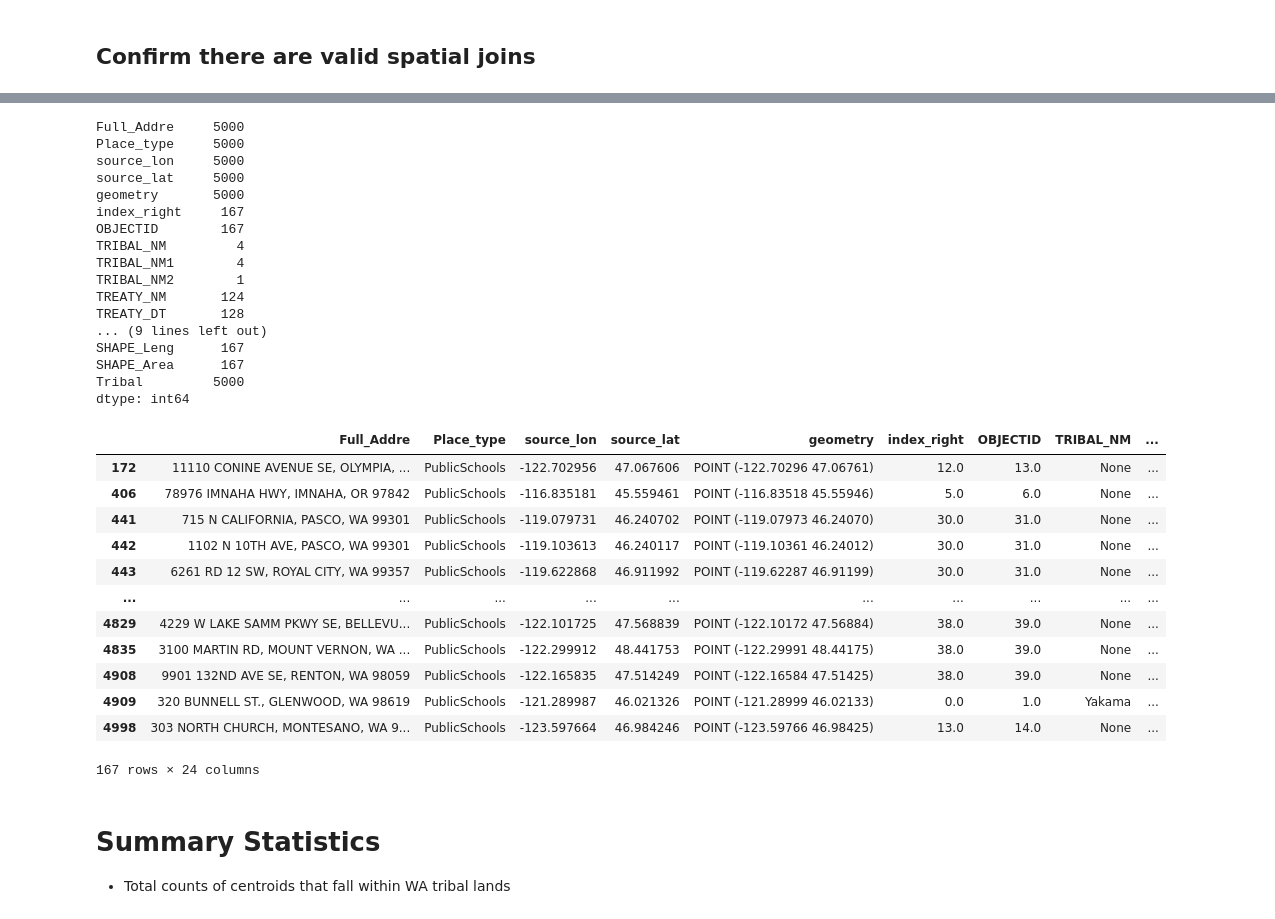
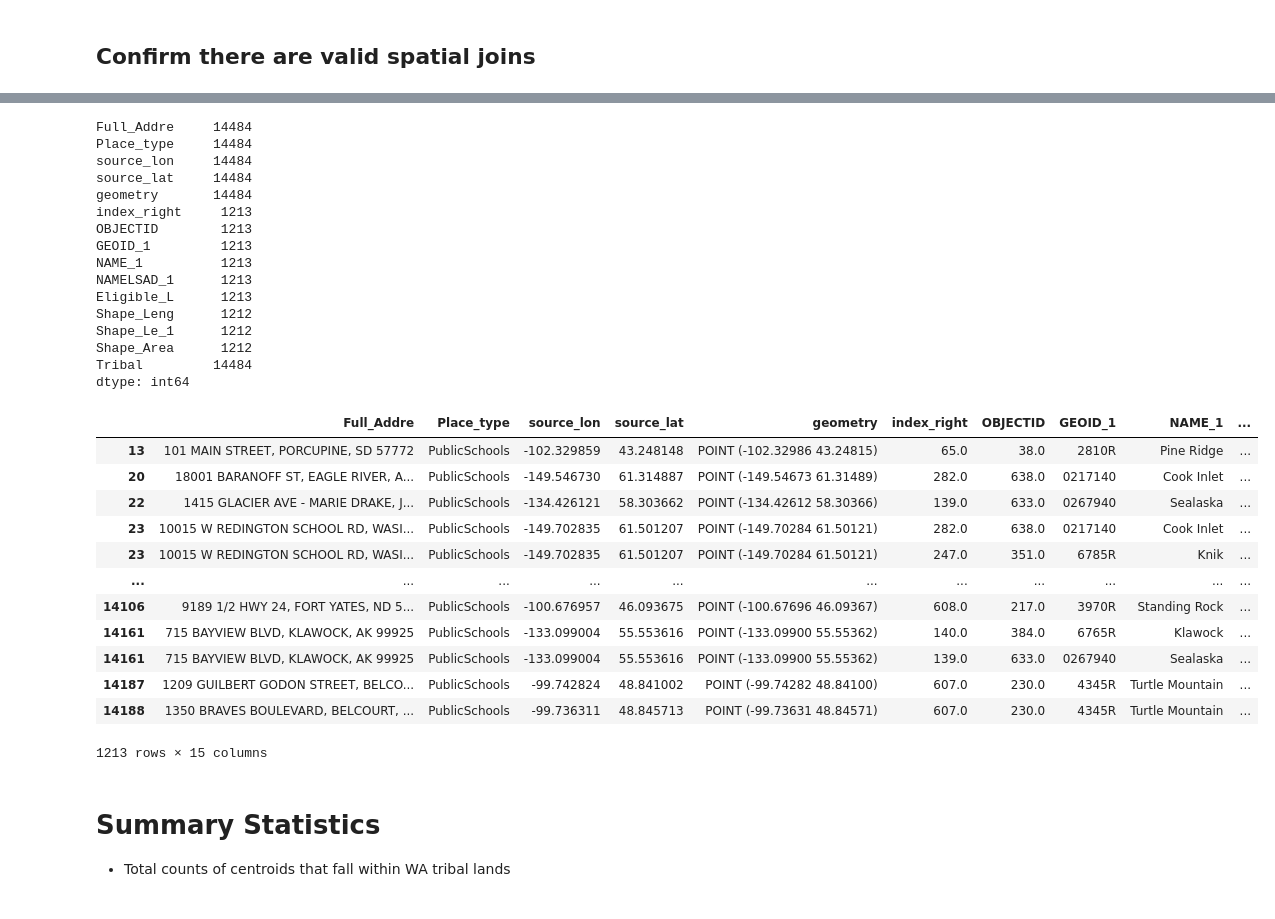
Before and after one commit to brian-cy-chang/UW_Geospatial, a Jupyter notebook: notebooks/spatial_join.ipynb, the cells around one changed output, grey strips where cells are left out. Drawn from its saved outputs; the diff is of its cells as text; code cells hidden in the pictures.

Commit message:
fix oversampling, redo spatial join with new centroids, and OMOP parsing

```diff
--- a/notebooks/spatial_join.ipynb
+++ b/notebooks/spatial_join.ipynb
@@ -22,6 +22,10 @@ shp_files = [os.path.join(root, name) \
 tribal_WA_folder = os.path.join(abs_path, 'data/Tribal_Lands_WA')
 tribal_WA_file = 'TribalLands.shp'
 tribal_WA_path = os.path.join(tribal_WA_folder, tribal_WA_file)
+
+tribal_priority_folder = os.path.join(abs_path, 'output/Tribal_Priority_2_5')
+tribal_priority_file = 'Tribal_Priority_2_5_combined.shp'
+tribal_priority_path = os.path.join(tribal_priority_folder, tribal_priority_file)
 # %%
 def read_shp(file, rows=100):
     """
@@ -40,7 +44,7 @@ def read_shp(file, rows=100):
     return df
 # %%
 # read files
-tribal_WA_shapes = gpd.read_file(tribal_WA_path)
+tribal_priority_shapes = gpd.read_file(tribal_priority_path)
 # for all shp_files
 centroids_dict = dict()
 for file in shp_files:
@@ -48,7 +52,7 @@ for file in shp_files:
     fname = os.path.basename(basename).split('.')[0]
 
     # print(file)
-    df = read_shp(file, rows=5000)
+    df = gpd.read_file(file)
     centroids_dict[fname] = df
     # df_address[fname]['Facility_type'] = fname
 # %%
@@ -91,7 +100,7 @@ def convert_EPSG4326(dict):
     return dict
 # %%
 dict_EPSG4326 = convert_EPSG4326(centroids_dict)
-tribal_WA_shapes = tribal_WA_shapes.to_crs("EPSG:4326")
+tribal_priority_shapes = tribal_priority_shapes.to_crs("EPSG:4326")
 # %% [markdown]
 # Spatial Joins
 * Goal: determine what centroids fall within a tribal land geoshape for Washington state
@@ -121,7 +130,7 @@ def spatial_join(dict, gdf, how='left'):
 
     return dict_sjoin
 # %%
-dict_sjoin = spatial_join(dict_EPSG4326, tribal_WA_shapes)
+dict_sjoin = spatial_join(dict_EPSG4326, tribal_priority_shapes)
 # %%
 for fname in dict_sjoin:
     print(fname)
@@ -157,43 +170,42 @@ Tribal         4810
 dtype: int64
 # %%
 # same goes for public schools in WA tribal lands
-dict_sjoin['PublicSchools'].notna().sum()
+dict_sjoin['PublicSchools_Sample'].notna().sum()
 # %% [output]
-Full_Addre     5000
-Place_type     5000
-source_lon     5000
-source_lat     5000
-geometry       5000
-index_right     167
-OBJECTID        167
-TRIBAL_NM         4
-TRIBAL_NM1        4
-TRIBAL_NM2        1
-TREATY_NM       124
-TREATY_DT       128
-... (9 lines left out)
-SHAPE_Leng      167
-SHAPE_Area      167
-Tribal         5000
+Full_Addre     14484
+Place_type     14484
+source_lon     14484
+source_lat     14484
+geometry       14484
+index_right     1213
+OBJECTID        1213
+GEOID_1         1213
+NAME_1          1213
+NAMELSAD_1      1213
+Eligible_L      1213
+Shape_Leng      1212
+Shape_Le_1      1212
+Shape_Area      1212
+Tribal         14484
 dtype: int64
 # %%
 # look at the 167 public schools that are in WA tribal lands
 # we can see from the full address strings that they are indeed WA addresses
-dict_sjoin['PublicSchools'].loc[dict_sjoin['PublicSchools'].OBJECTID.notna()]
+dict_sjoin['PublicSchools_Sample'].loc[dict_sjoin['PublicSchools_Sample'].OBJECTID.notna()]
 # %% [output]
-|  | Full_Addre | Place_type | source_lon | source_lat | geometry | index_right | OBJECTID | TRIBAL_NM | ... |
-| 172 | 11110 CONINE AVENUE SE, OLYMPIA, ... | PublicSchools | -122.702956 | 47.067606 | POINT (-122.70296 47.06761) | 12.0 | 13.0 | None | ... |
-| 406 | 78976 IMNAHA HWY, IMNAHA, OR 97842 | PublicSchools | -116.835181 | 45.559461 | POINT (-116.83518 45.55946) | 5.0 | 6.0 | None | ... |
-| 441 | 715 N CALIFORNIA, PASCO, WA 99301 | PublicSchools | -119.079731 | 46.240702 | POINT (-119.07973 46.24070) | 30.0 | 31.0 | None | ... |
-| 442 | 1102 N 10TH AVE, PASCO, WA 99301 | PublicSchools | -119.103613 | 46.240117 | POINT (-119.10361 46.24012) | 30.0 | 31.0 | None | ... |
-| 443 | 6261 RD 12 SW, ROYAL CITY, WA 99357 | PublicSchools | -119.622868 | 46.911992 | POINT (-119.62287 46.91199) | 30.0 | 31.0 | None | ... |
-| ... | ... | ... | ... | ... | ... | ... | ... | ... | ... |
-| 4829 | 4229 W LAKE SAMM PKWY SE, BELLEVU... | PublicSchools | -122.101725 | 47.568839 | POINT (-122.10172 47.56884) | 38.0 | 39.0 | None | ... |
-| 4835 | 3100 MARTIN RD, MOUNT VERNON, WA ... | PublicSchools | -122.299912 | 48.441753 | POINT (-122.29991 48.44175) | 38.0 | 39.0 | None | ... |
-| 4908 | 9901 132ND AVE SE, RENTON, WA 98059 | PublicSchools | -122.165835 | 47.514249 | POINT (-122.16584 47.51425) | 38.0 | 39.0 | None | ... |
-| 4909 | 320 BUNNELL ST., GLENWOOD, WA 98619 | PublicSchools | -121.289987 | 46.021326 | POINT (-121.28999 46.02133) | 0.0 | 1.0 | Yakama | ... |
-| 4998 | 303 NORTH CHURCH, MONTESANO, WA 9... | PublicSchools | -123.597664 | 46.984246 | POINT (-123.59766 46.98425) | 13.0 | 14.0 | None | ... |
+|  | Full_Addre | Place_type | source_lon | source_lat | geometry | index_right | OBJECTID | GEOID_1 | NAME_1 | ... |
+| 13 | 101 MAIN STREET, PORCUPINE, SD 57772 | PublicSchools | -102.329859 | 43.248148 | POINT (-102.32986 43.24815) | 65.0 | 38.0 | 2810R | Pine Ridge | ... |
+| 20 | 18001 BARANOFF ST, EAGLE RIVER, A... | PublicSchools | -149.546730 | 61.314887 | POINT (-149.54673 61.31489) | 282.0 | 638.0 | 0217140 | Cook Inlet | ... |
+| 22 | 1415 GLACIER AVE - MARIE DRAKE, J... | PublicSchools | -134.426121 | 58.303662 | POINT (-134.42612 58.30366) | 139.0 | 633.0 | 0267940 | Sealaska | ... |
+| 23 | 10015 W REDINGTON SCHOOL RD, WASI... | PublicSchools | -149.702835 | 61.501207 | POINT (-149.70284 61.50121) | 282.0 | 638.0 | 0217140 | Cook Inlet | ... |
+| 23 | 10015 W REDINGTON SCHOOL RD, WASI... | PublicSchools | -149.702835 | 61.501207 | POINT (-149.70284 61.50121) | 247.0 | 351.0 | 6785R | Knik | ... |
+| ... | ... | ... | ... | ... | ... | ... | ... | ... | ... | ... |
+| 14106 | 9189 1/2 HWY 24, FORT YATES, ND 5... | PublicSchools | -100.676957 | 46.093675 | POINT (-100.67696 46.09367) | 608.0 | 217.0 | 3970R | Standing Rock | ... |
+| 14161 | 715 BAYVIEW BLVD, KLAWOCK, AK 99925 | PublicSchools | -133.099004 | 55.553616 | POINT (-133.09900 55.55362) | 140.0 | 384.0 | 6765R | Klawock | ... |
+| 14161 | 715 BAYVIEW BLVD, KLAWOCK, AK 99925 | PublicSchools | -133.099004 | 55.553616 | POINT (-133.09900 55.55362) | 139.0 | 633.0 | 0267940 | Sealaska | ... |
+| 14187 | 1209 GUILBERT GODON STREET, BELCO... | PublicSchools | -99.742824 | 48.841002 | POINT (-99.74282 48.84100) | 607.0 | 230.0 | 4345R | Turtle Mountain | ... |
+| 14188 | 1350 BRAVES BOULEVARD, BELCOURT, ... | PublicSchools | -99.736311 | 48.845713 | POINT (-99.73631 48.84571) | 607.0 | 230.0 | 4345R | Turtle Mountain | ... |
-167 rows × 24 columns
+1213 rows × 15 columns
 # %% [markdown]
 # Summary Statistics
 * Total counts of centroids that fall within WA tribal lands
```
Also changed, not shown: parts of 6 cells of this notebook, 2 other files.
